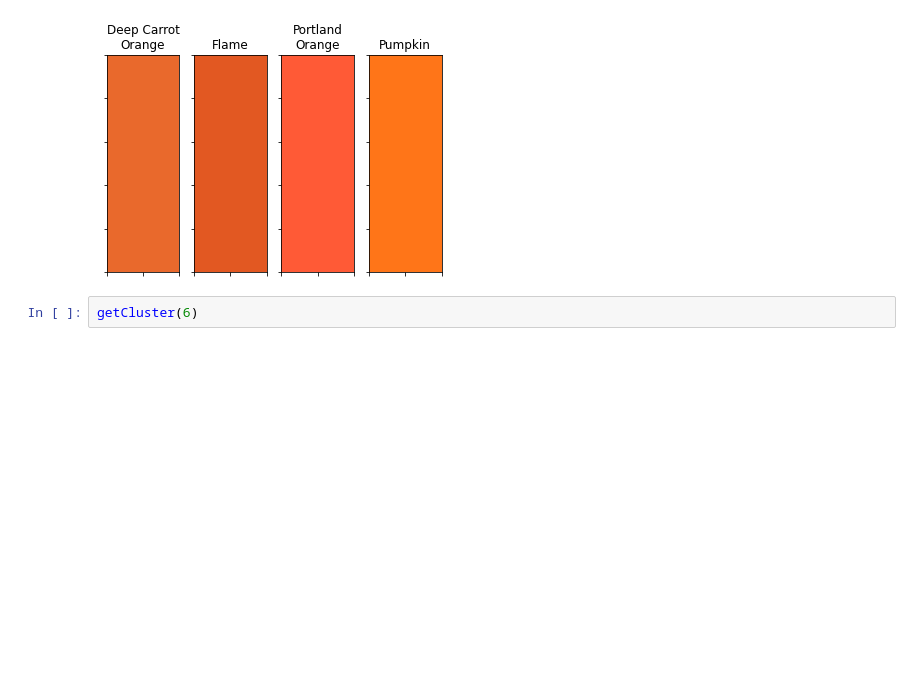
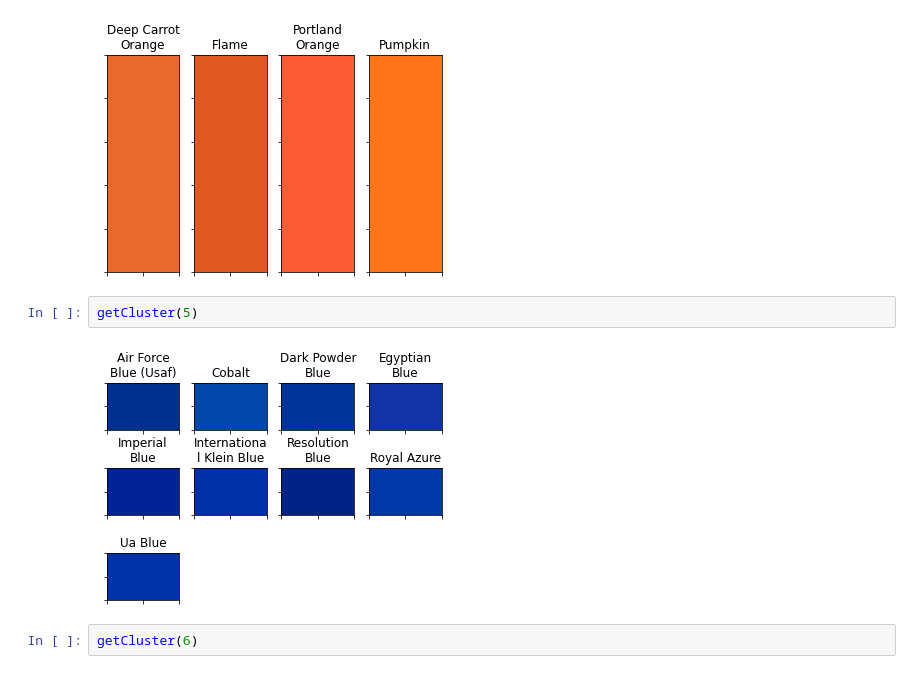
Before and after one commit to Johann-Pinto/Color-Clustering-and-Detection-from-Image, a Jupyter notebook: Color_Clustering_and_Detection.ipynb, the cells around one changed output. Saved outputs shown, nothing was run; the diff lists cells and outputs as text; blank space fills up the shorter version.

```diff
--- a/Color_Clustering_and_Detection.ipynb
+++ b/Color_Clustering_and_Detection.ipynb
@@ -167,6 +167,10 @@ getCluster(3)
 getCluster(4)
 # %% [output]
 [figure]
+# %%
+getCluster(5)
+# %% [output]
+[figure, added]
 # %%
 getCluster(6)
 # %% [output]
```
